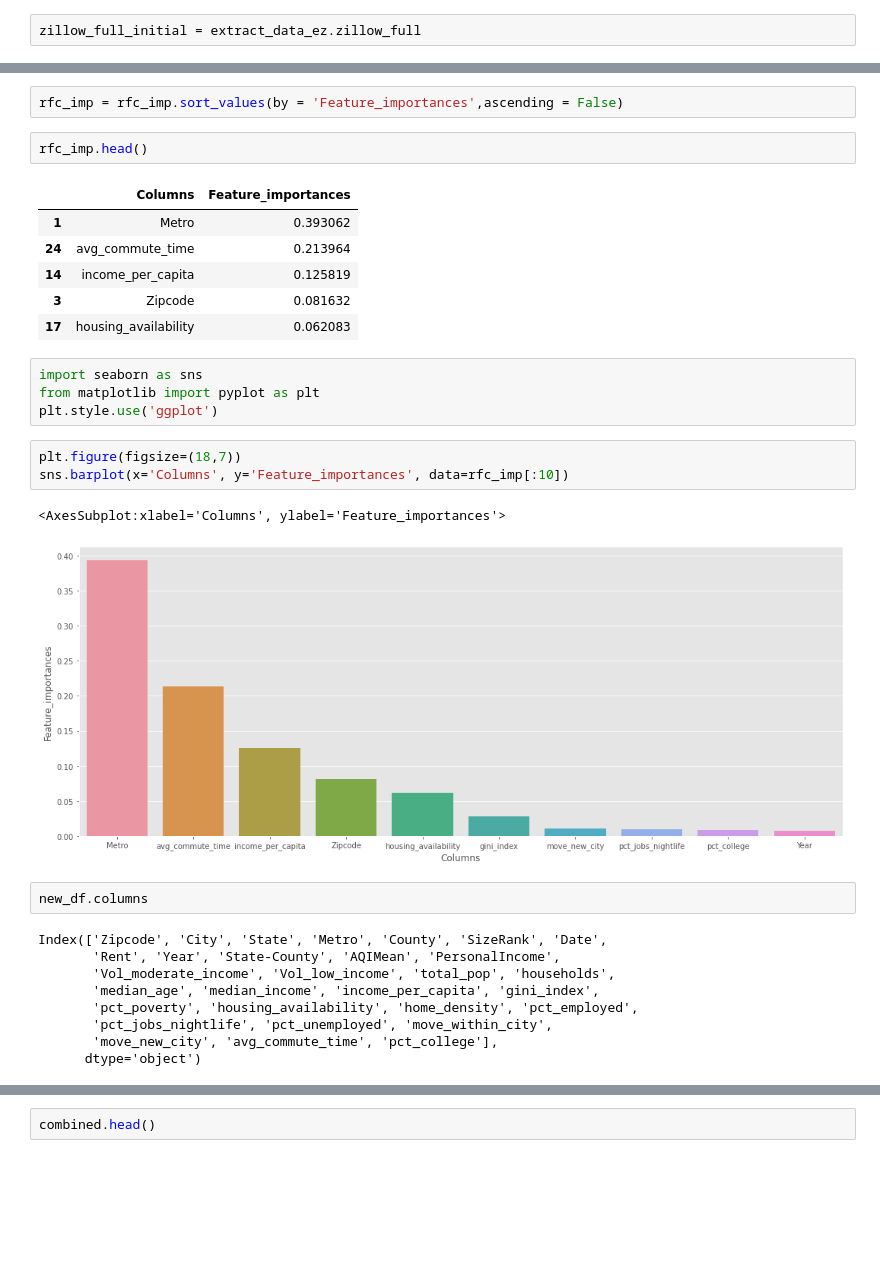
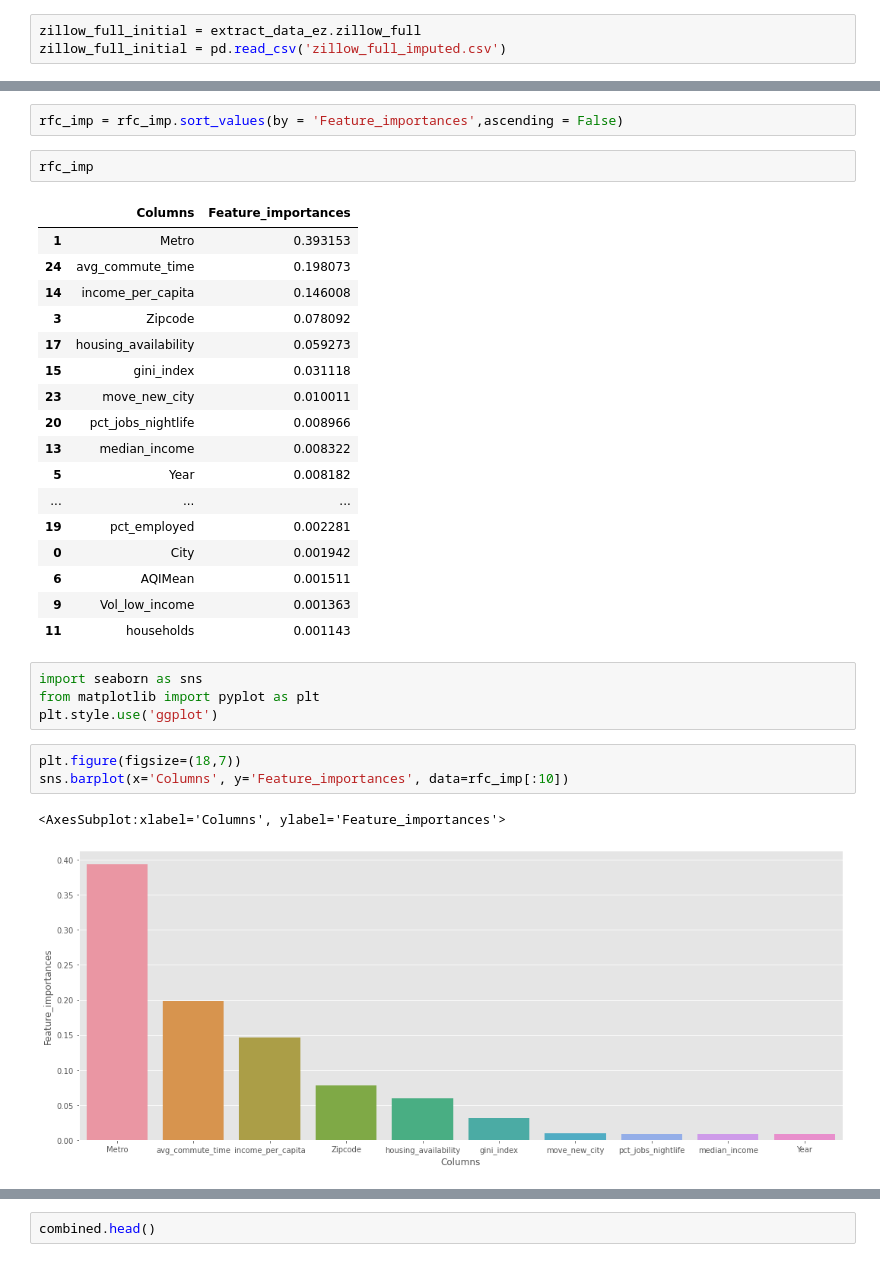
Before and after one commit to EugeniaDickson/zillow_rent_index, a Jupyter notebook: Ethan/Miami Research/Modeling_Data.ipynb, the cells around one changed output, grey strips where cells are left out. Cells and saved outputs as stored; diff of their text form; blank space fills up the shorter version.

```diff
--- a/Ethan/Miami Research/Modeling_Data.ipynb
+++ b/Ethan/Miami Research/Modeling_Data.ipynb
@@ -16,5 +16,6 @@ The autoreload extension is already loaded. To reload it, use:
 # %%
 zillow_full_initial = extract_data_ez.zillow_full
+zillow_full_initial = pd.read_csv('zillow_full_imputed.csv')
 # %%
 df = zillow_full_initial.copy()
 df.set_index('Date',inplace = True)
@@ -84,14 +85,25 @@ rfc_imp = pd.DataFrame({'Columns':X.columns,'Feature_importances':rfc.feature_im
 # %%
 rfc_imp = rfc_imp.sort_values(by = 'Feature_importances',ascending = False)
 # %%
-rfc_imp.head()
+rfc_imp
 # %% [output]
 |  | Columns | Feature_importances |
-| 1 | Metro | 0.393062 |
-| 24 | avg_commute_time | 0.213964 |
-| 14 | income_per_capita | 0.125819 |
-| 3 | Zipcode | 0.081632 |
-| 17 | housing_availability | 0.062083 |
+| 1 | Metro | 0.393153 |
+| 24 | avg_commute_time | 0.198073 |
+| 14 | income_per_capita | 0.146008 |
+| 3 | Zipcode | 0.078092 |
+| 17 | housing_availability | 0.059273 |
+| 15 | gini_index | 0.031118 |
+| 23 | move_new_city | 0.010011 |
+| 20 | pct_jobs_nightlife | 0.008966 |
+| 13 | median_income | 0.008322 |
+| 5 | Year | 0.008182 |
+| ... | ... | ... |
+| 19 | pct_employed | 0.002281 |
+| 0 | City | 0.001942 |
+| 6 | AQIMean | 0.001511 |
+| 9 | Vol_low_income | 0.001363 |
+| 11 | households | 0.001143 |
 # %%
 import seaborn as sns
 from matplotlib import pyplot as plt
@@ -101,17 +113,6 @@ plt.figure(figsize=(18,7))
 sns.barplot(x='Columns', y='Feature_importances', data=rfc_imp[:10])
 # %% [output]
 <AxesSubplot:xlabel='Columns', ylabel='Feature_importances'>
-[figure, old version]
+[figure, new version]
-# %%
-new_df.columns
-# %% [output]
-Index(['Zipcode', 'City', 'State', 'Metro', 'County', 'SizeRank', 'Date',
-       'Rent', 'Year', 'State-County', 'AQIMean', 'PersonalIncome',
-       'Vol_moderate_income', 'Vol_low_income', 'total_pop', 'households',
-       'median_age', 'median_income', 'income_per_capita', 'gini_index',
-       'pct_poverty', 'housing_availability', 'home_density', 'pct_employed',
-       'pct_jobs_nightlife', 'pct_unemployed', 'move_within_city',
-       'move_new_city', 'avg_commute_time', 'pct_college'],
-      dtype='object')
 # %%
 new_df = zillow_full_initial.copy()
```
Also changed, not shown: parts of 22 cells of this notebook, 1 other file.
